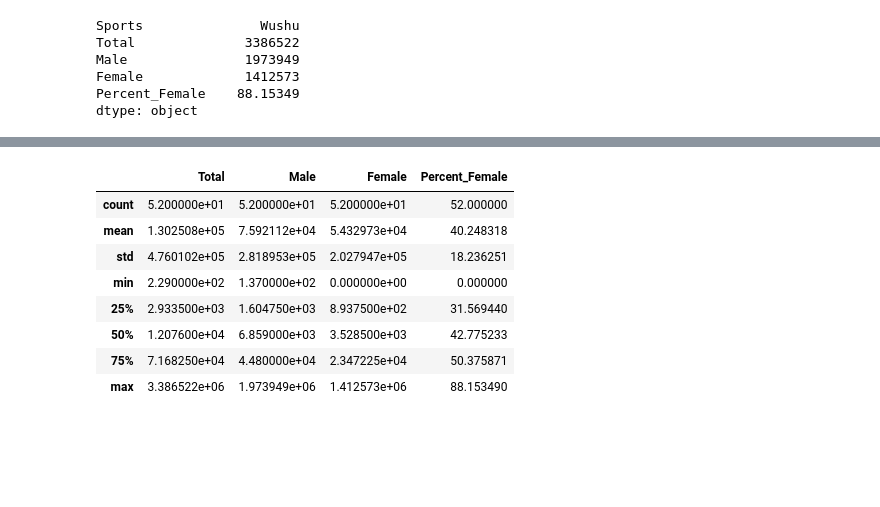
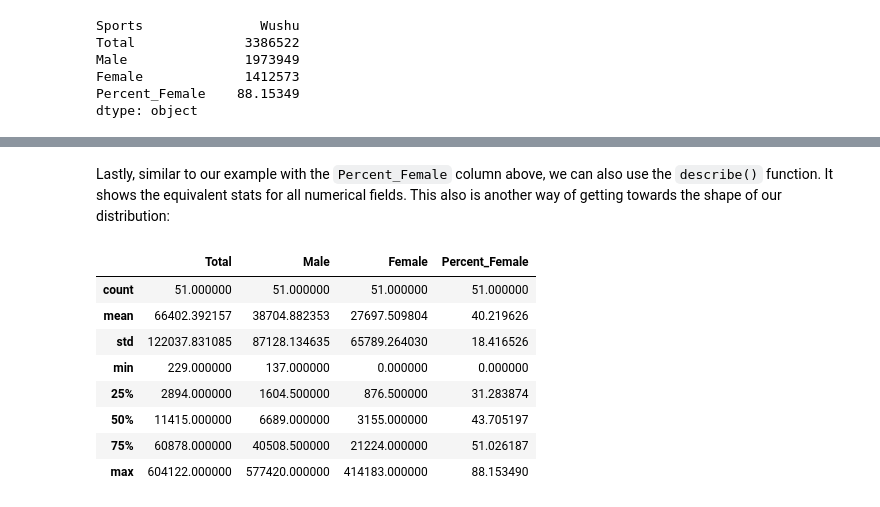
Before and after one commit to ICFJ-Computational-Journalism/english.lessons, a Jupyter notebook: english/1_Data-analysis/1.2_Basics-of-statistics.ipynb, the cells around one changed output, grey strips where cells are left out. Drawn from its saved outputs; the diff is of its cells as text; code cells hidden in the pictures; blank space fills up the shorter version.

Commit message:
Basics of stats notebook

```diff
--- a/english/1_Data-analysis/1.2_Basics-of-statistics.ipynb
+++ b/english/1_Data-analysis/1.2_Basics-of-statistics.ipynb
@@ -167,0 +179,3 @@ dtype: object
+# %%
+filtered_athletes = athletes.query('Sports != "Total"')
+filtered_athletes.head()
@@ -184,12 +278,14 @@ dtype: float64
+# %% [markdown]
+Lastly, similar to our example with the `Percent_Female` column above, we can also use the `describe()` function. It shows the equivalent stats for all numerical fields. This also is another way of getting towards the shape of our distribution:
 # %%
-athletes.describe()
+filtered_athletes.describe()
 # %% [output]
 |  | Total | Male | Female | Percent_Female |
-| count | 5.200000e+01 | 5.200000e+01 | 5.200000e+01 | 52.000000 |
-| mean | 1.302508e+05 | 7.592112e+04 | 5.432973e+04 | 40.248318 |
-| std | 4.760102e+05 | 2.818953e+05 | 2.027947e+05 | 18.236251 |
-| min | 2.290000e+02 | 1.370000e+02 | 0.000000e+00 | 0.000000 |
-| 25% | 2.933500e+03 | 1.604750e+03 | 8.937500e+02 | 31.569440 |
-| 50% | 1.207600e+04 | 6.859000e+03 | 3.528500e+03 | 42.775233 |
-| 75% | 7.168250e+04 | 4.480000e+04 | 2.347225e+04 | 50.375871 |
-| max | 3.386522e+06 | 1.973949e+06 | 1.412573e+06 | 88.153490 |
+| count | 51.000000 | 51.000000 | 51.000000 | 51.000000 |
+| mean | 66402.392157 | 38704.882353 | 27697.509804 | 40.219626 |
+| std | 122037.831085 | 87128.134635 | 65789.264030 | 18.416526 |
+| min | 229.000000 | 137.000000 | 0.000000 | 0.000000 |
+| 25% | 2894.000000 | 1604.500000 | 876.500000 | 31.283874 |
+| 50% | 11415.000000 | 6689.000000 | 3155.000000 | 43.705197 |
+| 75% | 60878.000000 | 40508.500000 | 21224.000000 | 51.026187 |
+| max | 604122.000000 | 577420.000000 | 414183.000000 | 88.153490 |
```
Also changed, not shown: parts of 22 cells of this notebook, 3 other files.
